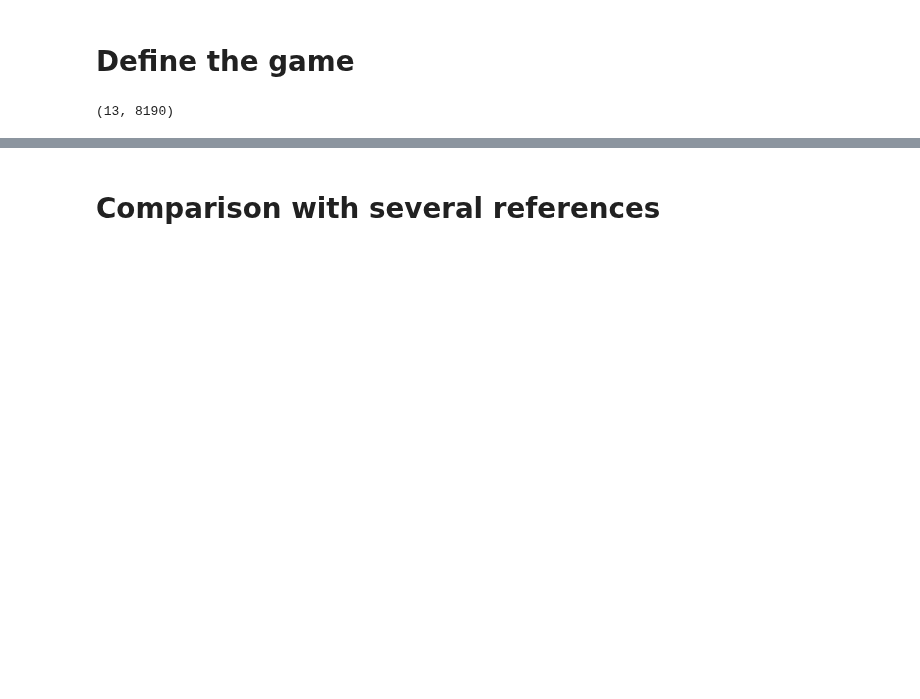
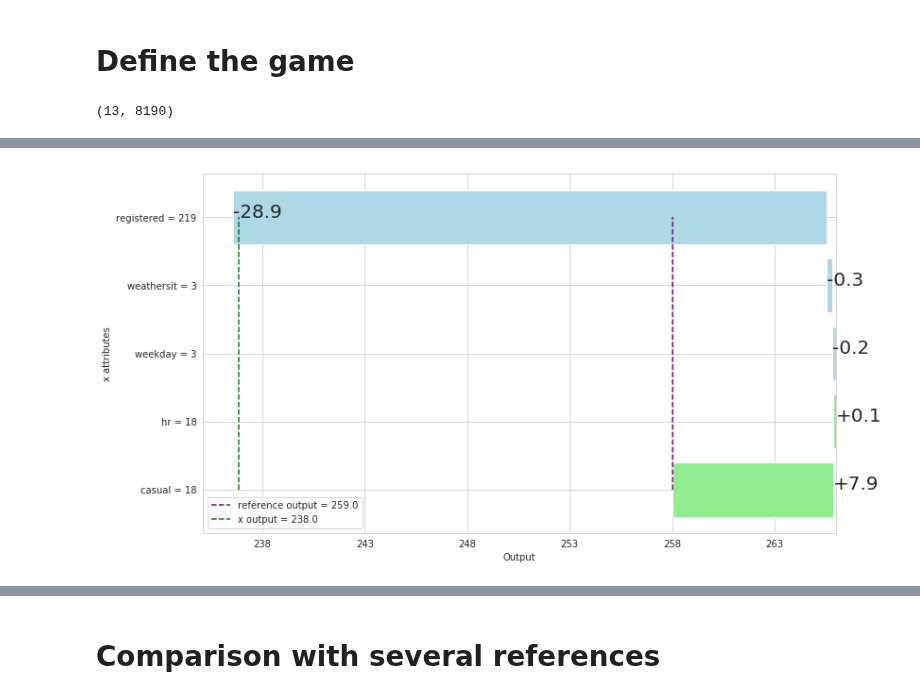
Before and after one commit to ThalesGroup/shapkit, a Jupyter notebook: tutorials/regression.ipynb, the cells around one changed output, grey strips where cells are left out. Cells and saved outputs as stored; diff of their text form; code cells hidden in the pictures; blank space fills up the shorter version.

```diff
--- a/tutorials/regression.ipynb
+++ b/tutorials/regression.ipynb
@@ -205,0 +340,3 @@ dtype: float64
+# %%
+import seaborn as sns
+sns.set_style("whitegrid")
@@ -205,0 +351,29 @@ dtype: float64
+# %%
+fig = plt.figure(figsize=(12,7))
+# Shapley values
+s_plot_sorted = s_plot.sort_values(ascending=False)
+past_val = 0
+for idx, (attr, val) in enumerate(s_plot_sorted.iteritems()):
+    if val >= 0:
+        plt.barh(y=idx+1, width=val, left=past_val, height=.8, color="lightgreen")
+        plt.text(x=past_val + val, y=idx+1, s="+"+str(round(val,1)), fontsize=20)
+    else:
+        plt.barh(y=idx+1, width=val, left=past_val, height=.8, color="lightblue")
+        plt.text(x=past_val + val, y=idx+1, s="-"+str(round(np.abs(val),1)), fontsize=20)
+    past_val += val
+fig.get_axes()[0].set_yticklabels(labels=[""] + list(s_plot_sorted.index))
+# Display vertical lines for reference and x outputs
+plt.vlines(0, ymin=1, ymax=len(attributes), colors="purple",
+           linestyles="--", label="reference output = "+str(round(pred_ref,0)))
+plt.vlines(pred_x - pred_ref, ymin=1, ymax=len(attributes), colors="g",
+           linestyles="--", label="x output = "+str(round(pred_x,0)))
+
+xticks_label = fig.get_axes()[0].get_xticks() + pred_ref
+xticks_label = xticks_label.astype(int)
+fig.get_axes()[0].set_xticklabels(xticks_label)
+plt.legend(loc='best')
+plt.xlabel("Output")
+plt.ylabel("x attributes")
+plt.show()
+# %% [output]
+[figure, added]
```
Also changed, not shown: parts of 43 cells of this notebook, 5 other files.
